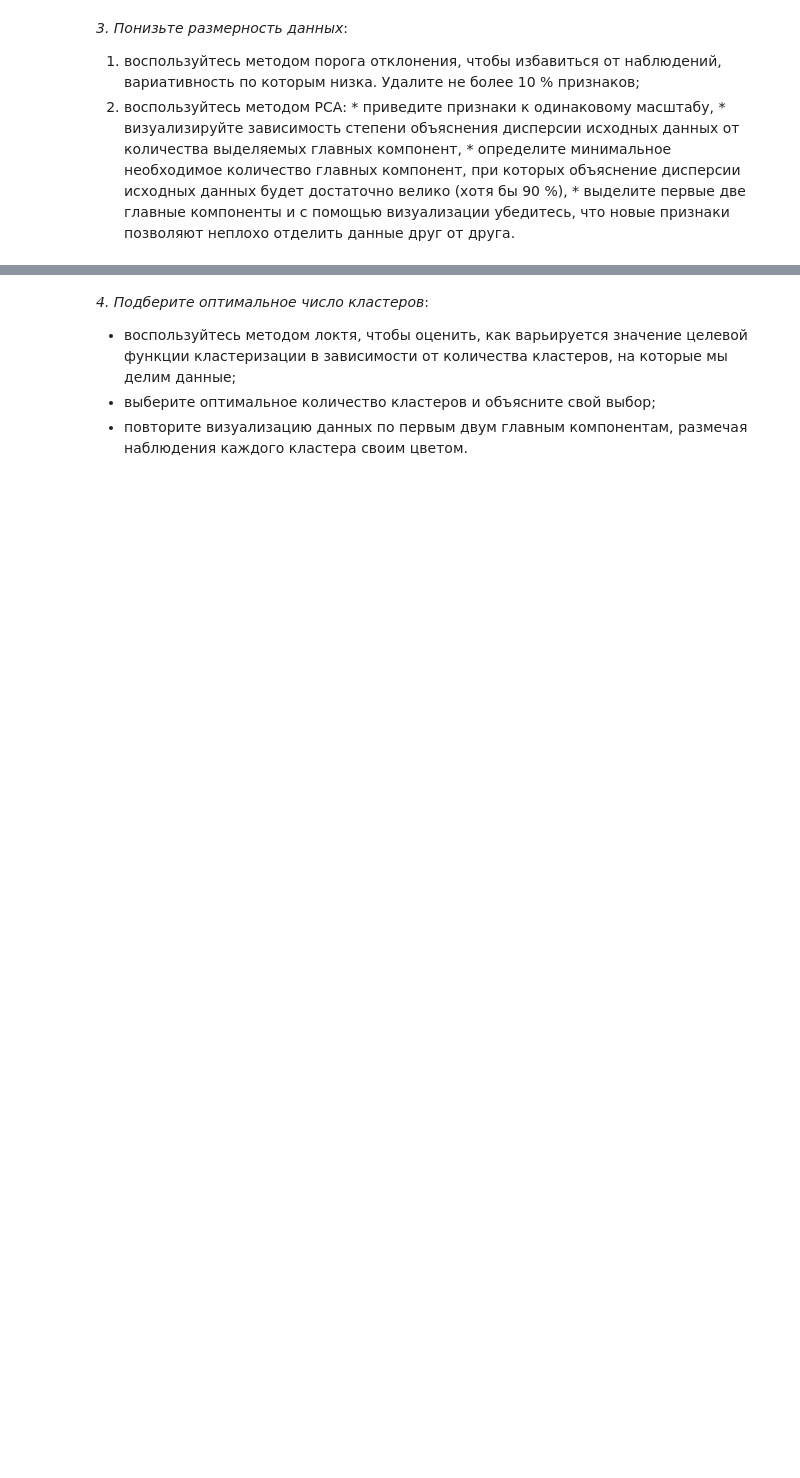
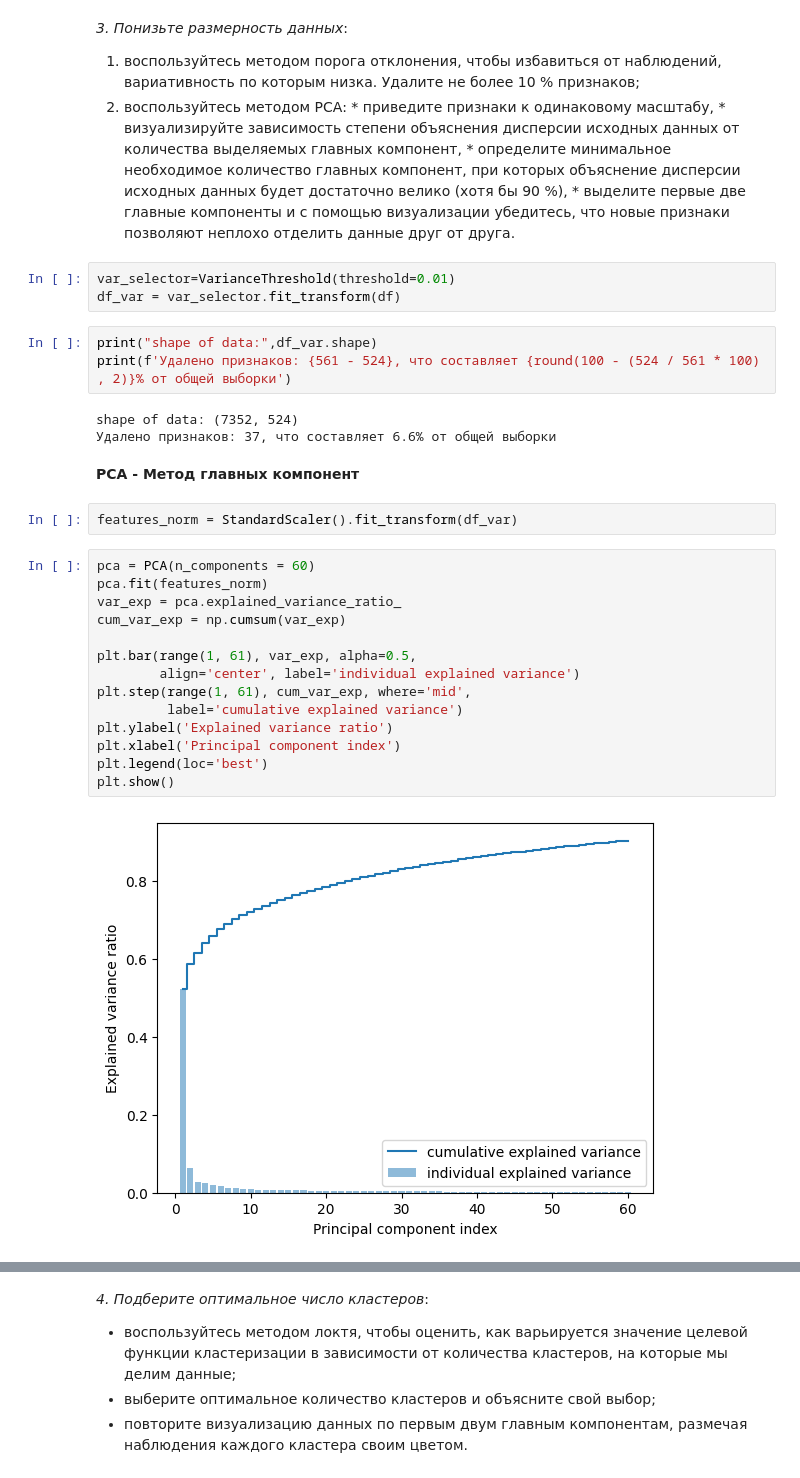
Before and after one commit to W1llAnn/1tdata-homework, a Jupyter notebook: 2.5 - homework PRO.ipynb, the cells around one changed output, grey strips where cells are left out. Drawn from its saved outputs; the diff is of its cells as text; blank space fills up the shorter version.

```diff
--- a/2.5 - homework PRO.ipynb
+++ b/2.5 - homework PRO.ipynb
@@ -19,3 +76,32 @@
     *   визуализируйте зависимость степени объяснения дисперсии исходных данных от количества выделяемых главных компонент,
     *   определите минимальное необходимое количество главных компонент, при которых объяснение дисперсии исходных данных будет достаточно велико (хотя бы 90 %),
     *   выделите первые две главные компоненты и с помощью визуализации убедитесь, что новые признаки позволяют неплохо отделить данные друг от друга.
+# %%
+var_selector=VarianceThreshold(threshold=0.01)
+df_var = var_selector.fit_transform(df)
+# %%
+print("shape of data:",df_var.shape)
+print(f'Удалено признаков: {561 - 524}, что составляет {round(100 - (524 / 561 * 100) , 2)}% от общей выборки')
+# %% [output]
+shape of data: (7352, 524)
+Удалено признаков: 37, что составляет 6.6% от общей выборки
+# %% [markdown]
+**PCA - Метод главных компонент**
+# %%
+features_norm = StandardScaler().fit_transform(df_var)
+# %%
+pca = PCA(n_components = 60)
+pca.fit(features_norm)
+var_exp = pca.explained_variance_ratio_
+cum_var_exp = np.cumsum(var_exp)
+
+plt.bar(range(1, 61), var_exp, alpha=0.5,
+        align='center', label='individual explained variance')
+plt.step(range(1, 61), cum_var_exp, where='mid',
+         label='cumulative explained variance')
+plt.ylabel('Explained variance ratio')
+plt.xlabel('Principal component index')
+plt.legend(loc='best')
+plt.show()
+# %% [output]
+[figure, added]
```
Also changed, not shown: parts of 17 cells of this notebook, 2 other files.
